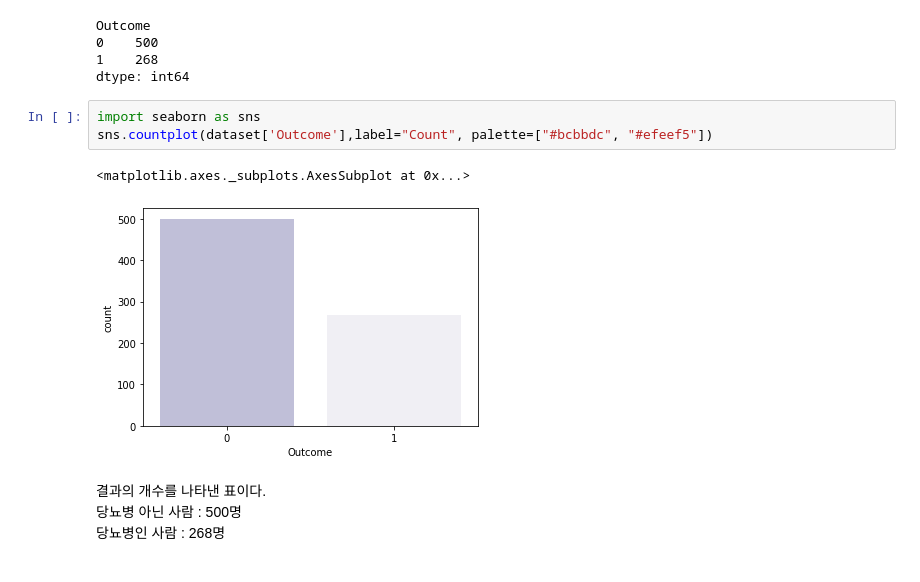
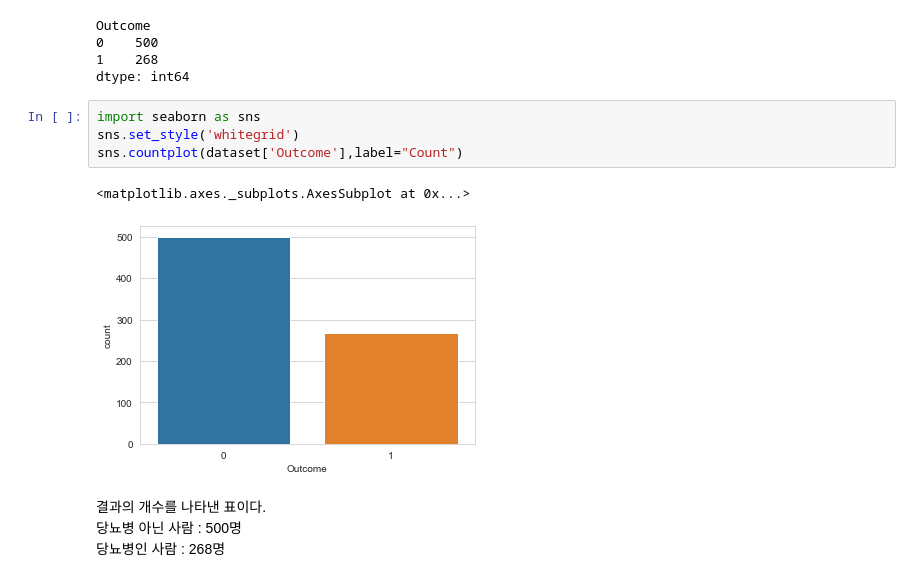
Before and after one commit to jiyeon1997/data-analysis, a Jupyter notebook: diabetes.ipynb, the cells around one changed output. Saved outputs shown, nothing was run; the diff lists cells and outputs as text.

```diff
--- a/diabetes.ipynb
+++ b/diabetes.ipynb
@@ -131,10 +118,11 @@ Outcome
 dtype: int64
 # %%
 import seaborn as sns
-sns.countplot(dataset['Outcome'],label="Count", palette=["#bcbbdc", "#efeef5"])
+sns.set_style('whitegrid')
+sns.countplot(dataset['Outcome'],label="Count")
 # %% [output]
 <matplotlib.axes._subplots.AxesSubplot at 0x...>
-[figure, old version]
+[figure, new version]
 # %% [markdown]
 결과의 개수를 나타낸 표이다.
 당뇨병 아닌 사람 : 500명
```
Also changed, not shown: parts of 30 cells of this notebook.
